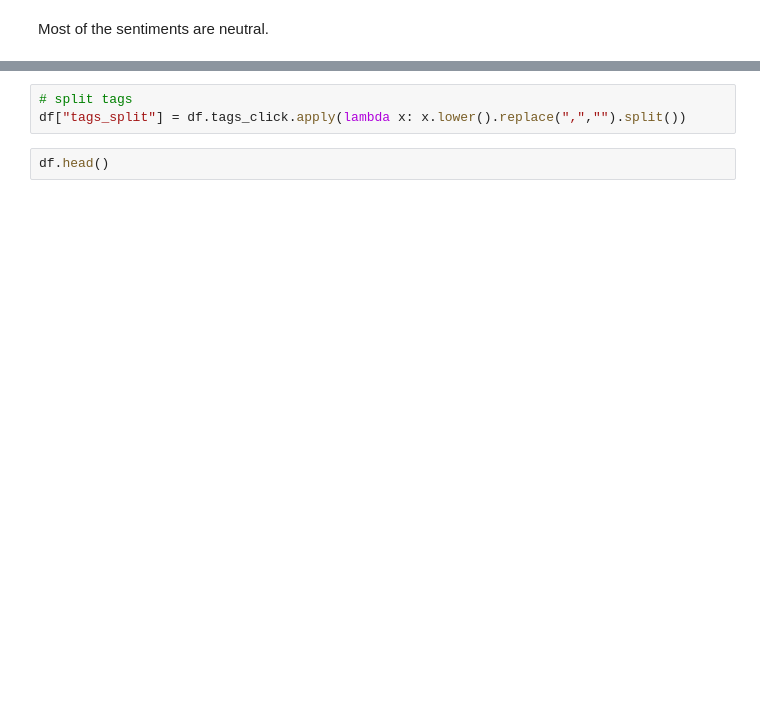
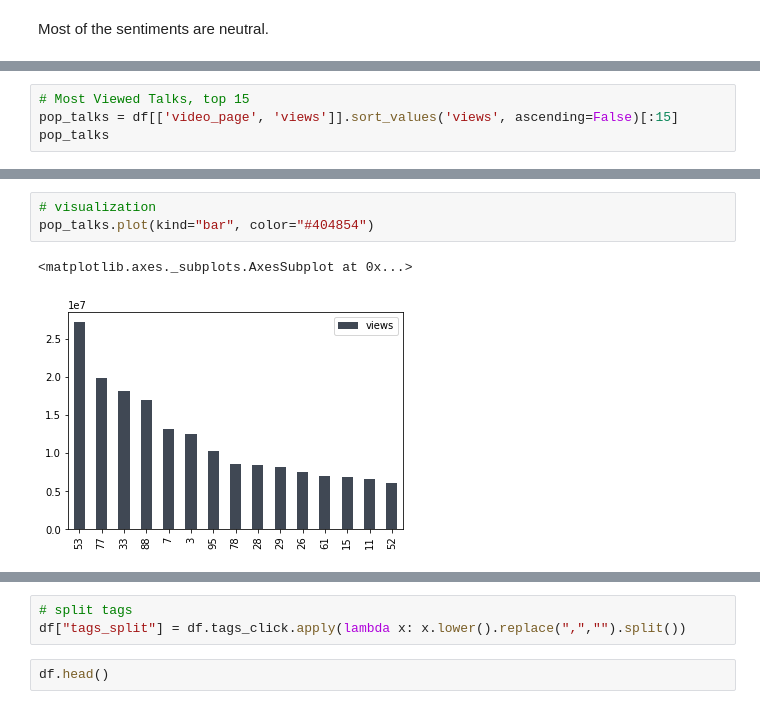
Before and after one commit to lizhouf/dh150_spring19, a Jupyter notebook: DH150 Project2 Happiness.ipynb, the cells around one changed output, grey strips where cells are left out. Cells and saved outputs as stored; diff of their text form; blank space fills up the shorter version.

```diff
--- a/DH150 Project2 Happiness.ipynb
+++ b/DH150 Project2 Happiness.ipynb
@@ -209,0 +242,4 @@ df.head()
+# %%
+# Most Viewed Talks, top 15
+pop_talks = df[['video_page', 'views']].sort_values('views', ascending=False)[:15]
+pop_talks
@@ -209,0 +263,6 @@ df.head()
+# %%
+# visualization
+pop_talks.plot(kind="bar", color="#404854")
+# %% [output]
+<matplotlib.axes._subplots.AxesSubplot at 0x...>
+[figure, added]
```
Also changed, not shown: parts of 44 cells of this notebook.
